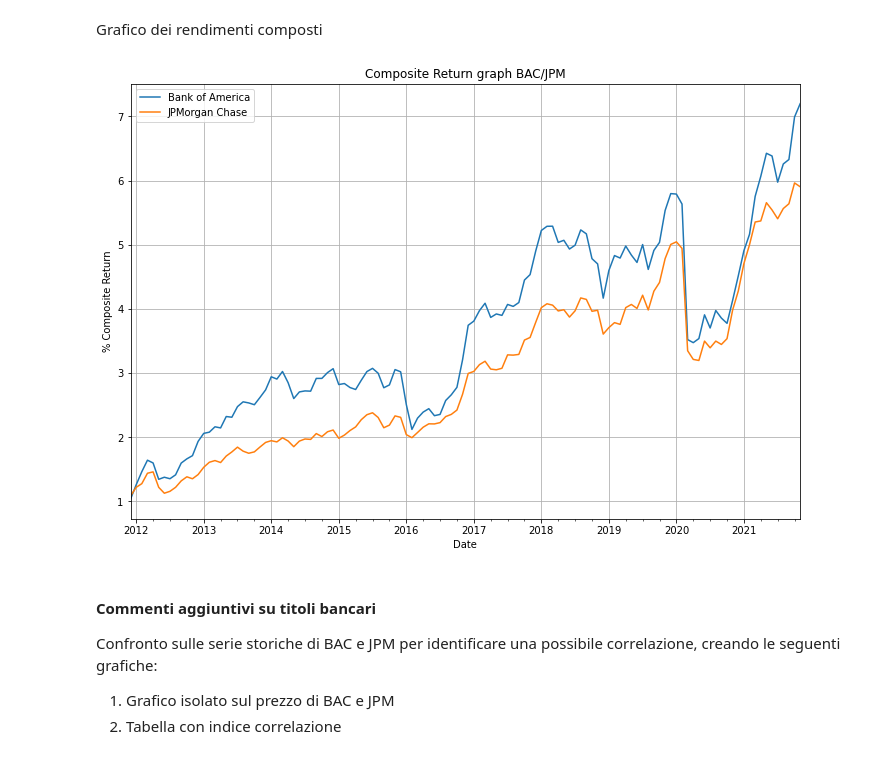
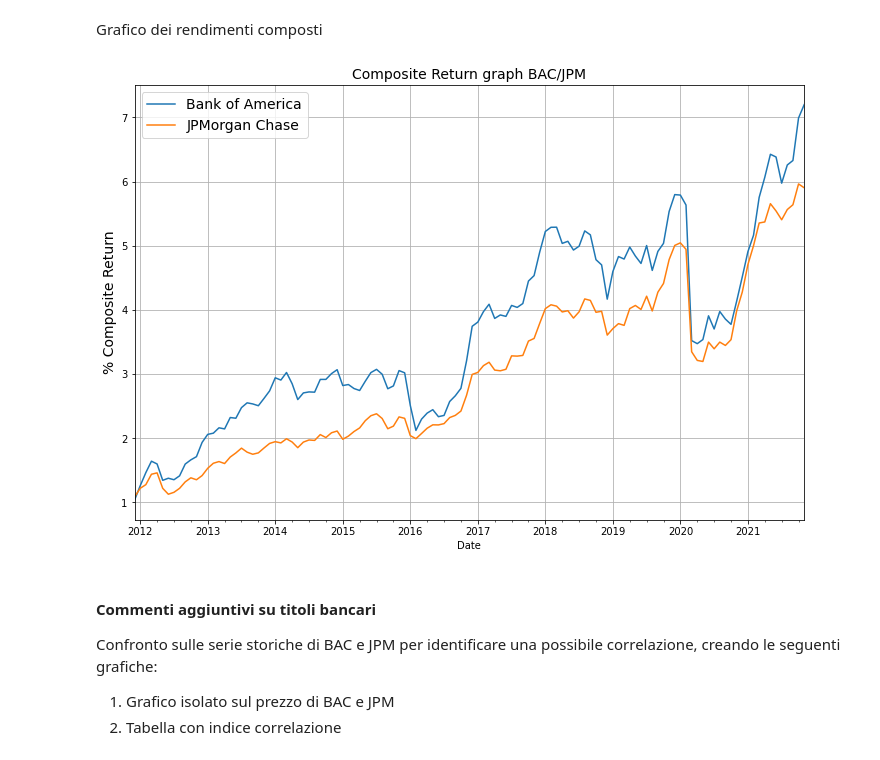
Before and after one commit to tommcamm/BISF-Project, a Jupyter notebook: python/Notebook del progetto.ipynb, the cells around one changed output. Drawn from its saved outputs; the diff is of its cells as text; code cells hidden in the pictures.

```diff
--- a/python/Notebook del progetto.ipynb
+++ b/python/Notebook del progetto.ipynb
@@ -453,14 +453,14 @@ Grafico dei rendimenti composti
 # %%
 # Plot del grafico dei rendimenti compositi, con i rispettivi titoli BAC/JPM
 rendimenti_banc["Rendimenti Compositi Bank of America"].plot(figsize=(12,8), grid=True, label="Bank of America")
 rendimenti_banc["Rendimenti Compositi JPMorgan Chase"].plot(figsize=(12,8), grid=True, label="JPMorgan Chase")
 
-plt.legend(loc="upper left")
-plt.ylabel("% Composite Return")
-plt.title("Composite Return graph BAC/JPM")
+plt.legend(loc="upper left", fontsize=14)
+plt.ylabel("% Composite Return", fontsize=14)
+plt.title("Composite Return graph BAC/JPM", fontsize=14)
 plt.show()
 # %% [output]
-[figure, old version]
+[figure, new version]
 # %% [markdown]
 #### Commenti aggiuntivi su titoli bancari
 
```
Also changed, not shown: parts of 2 cells of this notebook, 5 other files.
